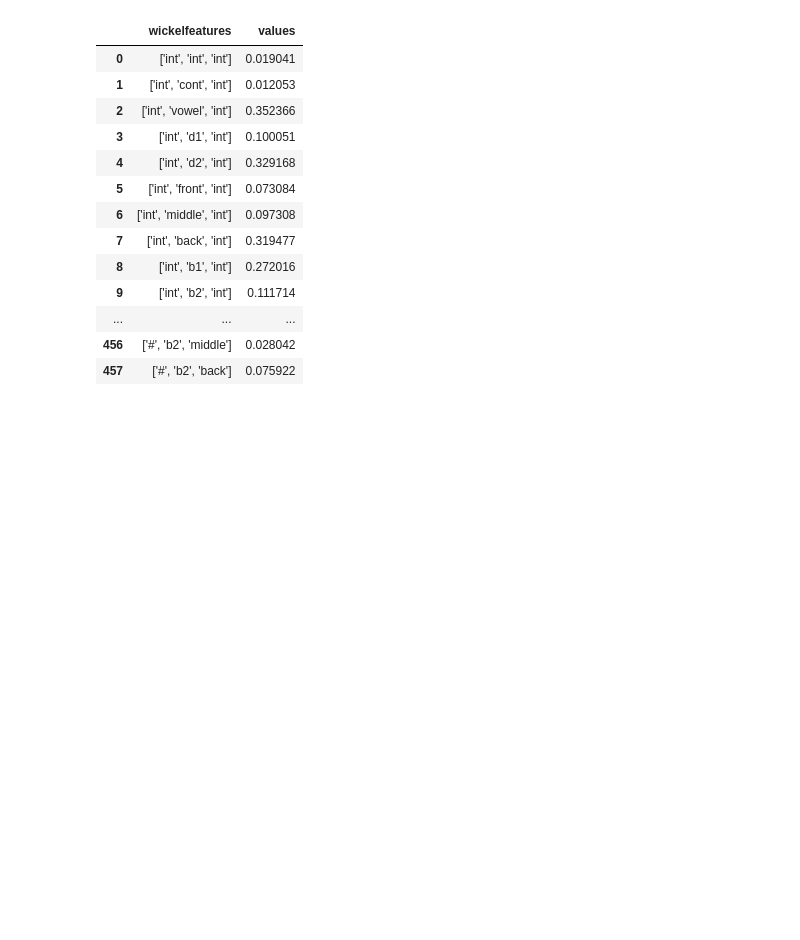
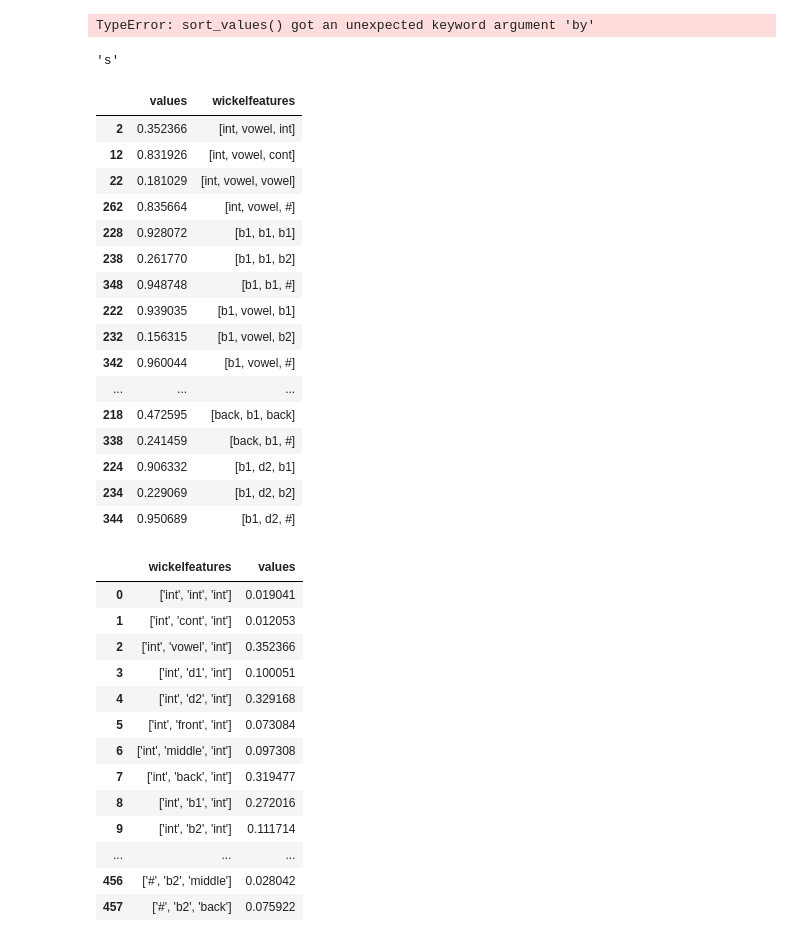
Before and after one commit to beatrizalbiero/MsResearch, a Jupyter notebook: Project/decoding2.ipynb, the cells around one changed output. Saved outputs shown, nothing was run; the diff lists cells and outputs as text; code cells hidden in the pictures; blank space fills up the shorter version.

Commit message:
fixing decoding2

```diff
--- a/Project/decoding2.ipynb
+++ b/Project/decoding2.ipynb
@@ -83,3 +118,14 @@ def decoding(vector):
+# %%
+decoding(gostar)[:361]
+# %% [output]
+TypeError: sort_values() got an unexpected keyword argument 'by'
+# %%
+new_df = find_compatible(beginning, dfgosta)
+prox = list(sixteenbest(new_df)['wickelfeatures'])
+phoneme = dec.competition(prox, 2)
+phoneme
+# %% [output]
+'s'
 # %%
     def find_compatible(df1, df2):
         """
@@ -91,10 +137,13 @@ def decoding(vector):
         :df2 type: df
         :r type: df
         """
-        new_df = pd.DataFrame()
-        for item1 in df1['wickelfeatures']:
-            for item2 in df2['wickelfeatures']:
-                if item1[1] == item2[0] and item1[2] == item2[1]:
-                    new_df.append(item2)
+        df3 = pd.DataFrame()
+        df2['aux'] = ''
+        for index, row in df2.iterrows():
+            df2.iloc[index, df2.columns.get_loc('aux')] = row['wickelfeatures'][0] + row['wickelfeatures'][1]
+        for index, row in df1.iterrows():
+            last_two = row[0][-2]+row[0][-1]
+            df3 = df3.append(df2[df2['aux'].isin([last_two])])
+            df3 = df3.drop( ['aux'], axis =1)
 
-        return new_df
+        return df3
@@ -101,3 +173,23 @@ def decoding(vector):
+# %%
+find_compatible(beginning,dfgosta)
+# %% [output]
+|  | values | wickelfeatures |
+| 2 | 0.352366 | [int, vowel, int] |
+| 12 | 0.831926 | [int, vowel, cont] |
+| 22 | 0.181029 | [int, vowel, vowel] |
+| 262 | 0.835664 | [int, vowel, #] |
+| 228 | 0.928072 | [b1, b1, b1] |
+| 238 | 0.261770 | [b1, b1, b2] |
+| 348 | 0.948748 | [b1, b1, #] |
+| 222 | 0.939035 | [b1, vowel, b1] |
+| 232 | 0.156315 | [b1, vowel, b2] |
+| 342 | 0.960044 | [b1, vowel, #] |
+| ... | ... | ... |
+| 218 | 0.472595 | [back, b1, back] |
+| 338 | 0.241459 | [back, b1, #] |
+| 224 | 0.906332 | [b1, d2, b1] |
+| 234 | 0.229069 | [b1, d2, b2] |
+| 344 | 0.950689 | [b1, d2, #] |
 # %%
 new = pd.DataFrame()
 new['wickelfeatures']= dfx['wickelfeatures'].apply(lambda x: str(x))
```
Also changed, not shown: parts of 8 cells of this notebook.
